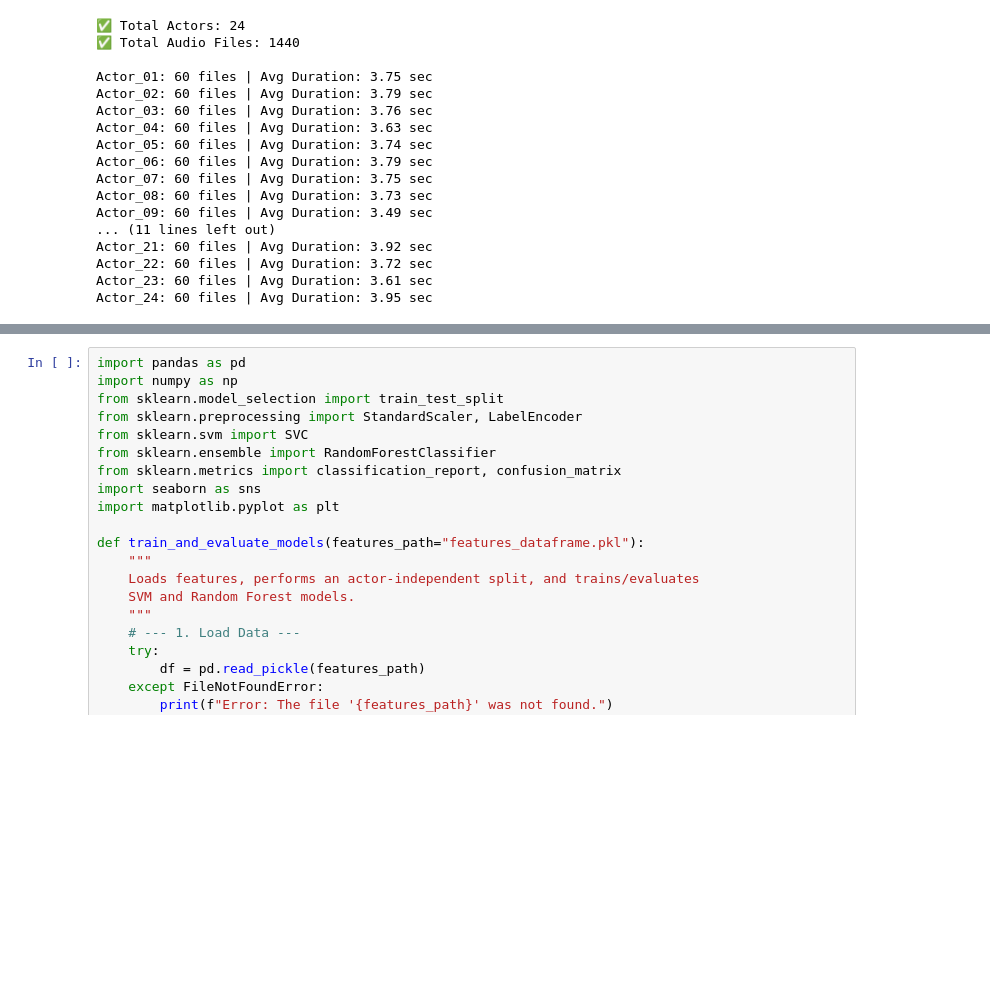
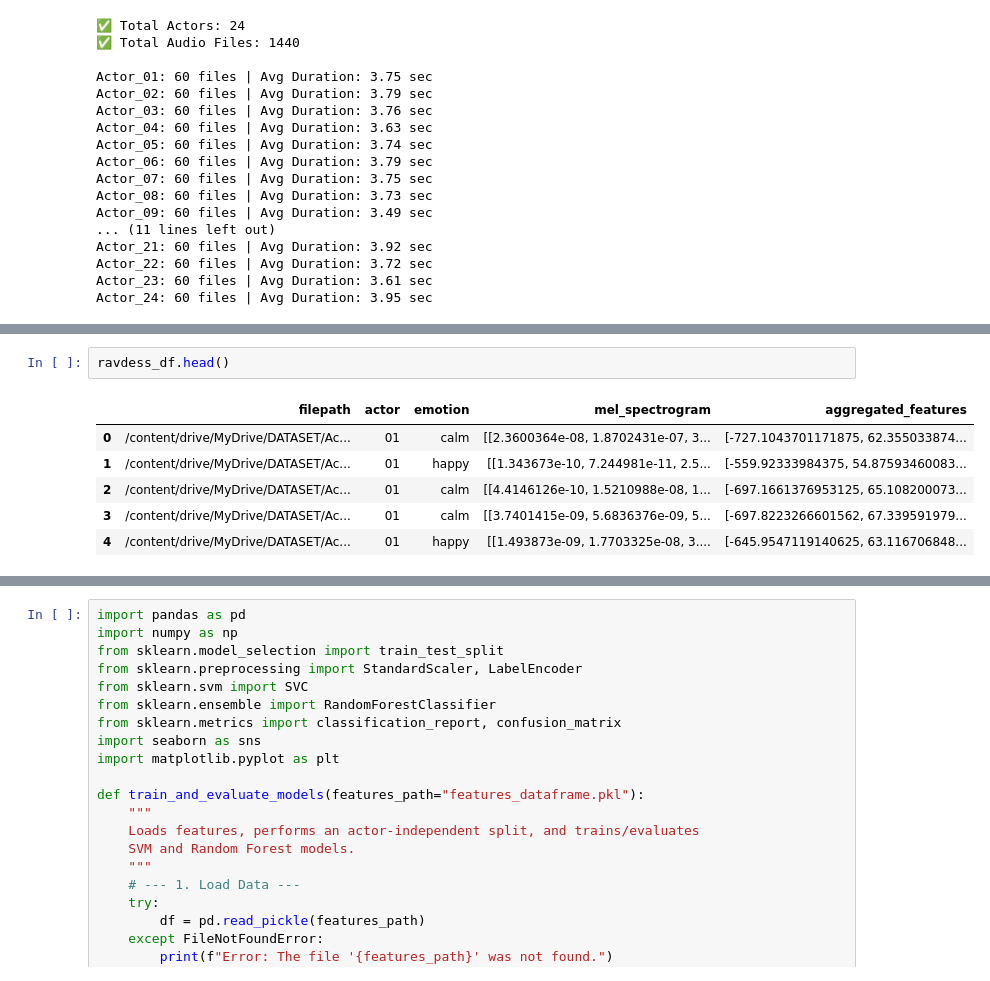
Before and after one commit to jayshah18/Sentiment_Analysis, a Jupyter notebook: sentiment_code.ipynb, the cells around one changed output, grey strips where cells are left out. Saved outputs shown, nothing was run; the diff lists cells and outputs as text; blank space fills up the shorter version.

```diff
--- a/sentiment_code.ipynb
+++ b/sentiment_code.ipynb
@@ -298,0 +299,9 @@ Extracting features from audio files... (This may take a few minutes)
+# %%
+ravdess_df.head()
+# %% [output]
+|  | filepath | actor | emotion | mel_spectrogram | aggregated_features |
+| 0 | /content/drive/MyDrive/DATASET/Ac... | 01 | calm | [[2.3600364e-08, 1.8702431e-07, 3... | [-727.1043701171875, 62.355033874... |
+| 1 | /content/drive/MyDrive/DATASET/Ac... | 01 | happy | [[1.343673e-10, 7.244981e-11, 2.5... | [-559.92333984375, 54.87593460083... |
+| 2 | /content/drive/MyDrive/DATASET/Ac... | 01 | calm | [[4.4146126e-10, 1.5210988e-08, 1... | [-697.1661376953125, 65.108200073... |
+| 3 | /content/drive/MyDrive/DATASET/Ac... | 01 | calm | [[3.7401415e-09, 5.6836376e-09, 5... | [-697.8223266601562, 67.339591979... |
+| 4 | /content/drive/MyDrive/DATASET/Ac... | 01 | happy | [[1.493873e-09, 1.7703325e-08, 3.... | [-645.9547119140625, 63.116706848... |
```
Also changed, not shown: parts of 8 cells of this notebook.
